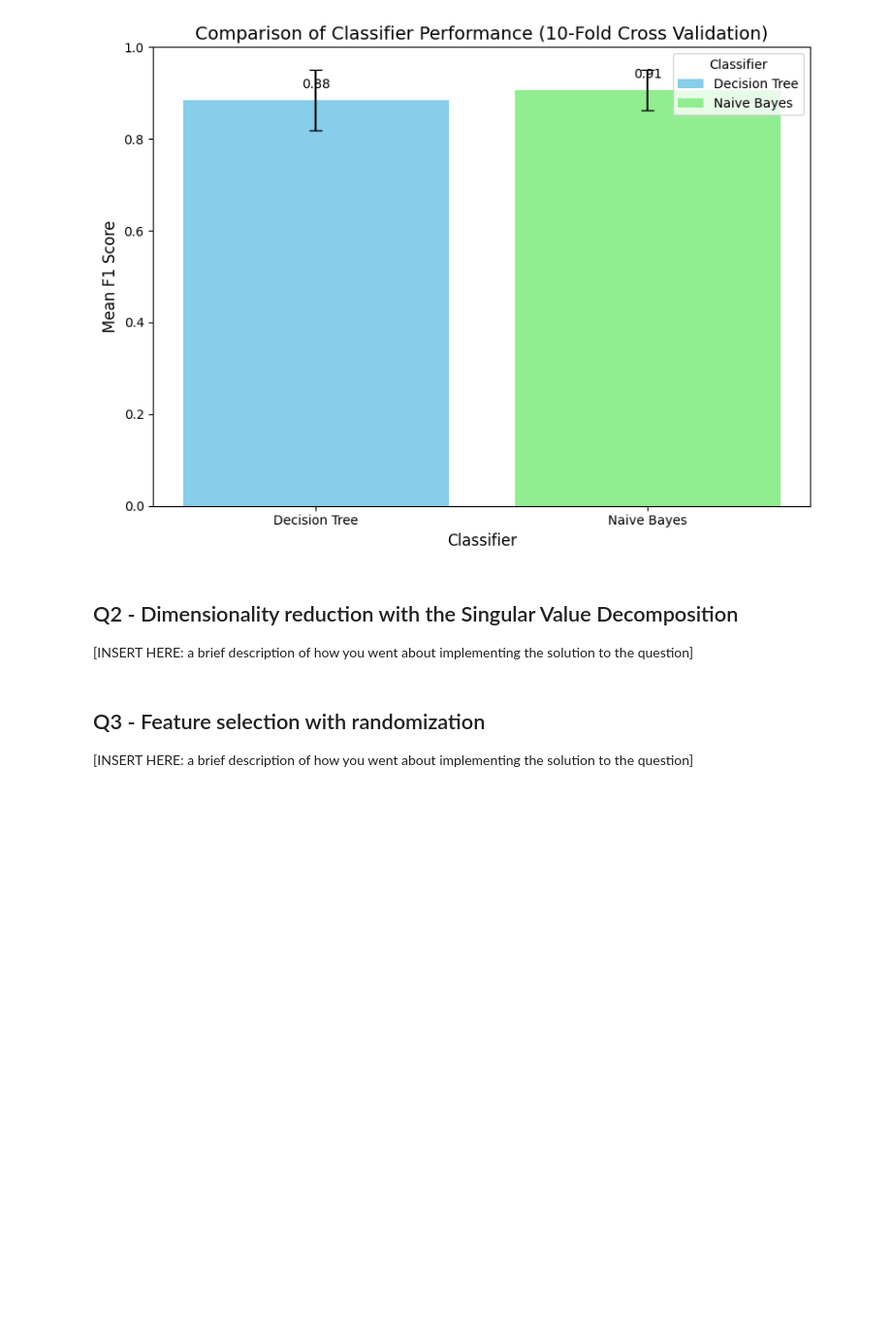
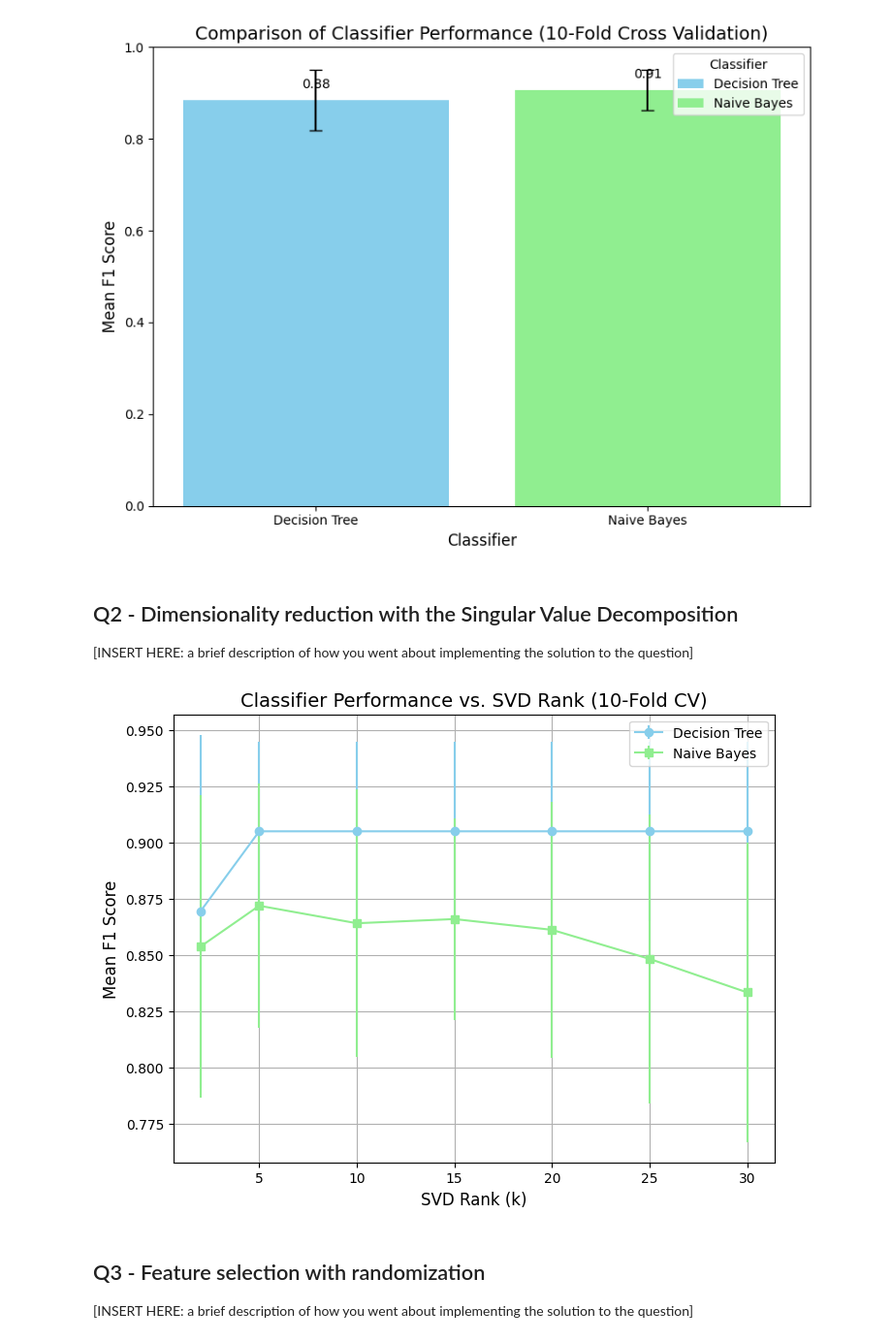
Before and after one commit to rpatel0022/CS235_DataMining_Project, a Jupyter notebook: [CS235F25]_Course_Project.ipynb, the cells around one changed output. Shown at 97% size. Saved outputs shown, nothing was run; the diff lists cells and outputs as text; code cells hidden in the pictures; blank space fills up the shorter version.

```diff
--- a/[CS235F25]_Course_Project.ipynb
+++ b/[CS235F25]_Course_Project.ipynb
@@ -366,3 +426,21 @@ you went about implementing the solution to the question]
+# %%
+# [YOUR PLOTTING CODE HERE]
+means_tree = [m for m, _ in results_tree]
+stds_tree = [s for _, s in results_tree]
+means_nb = [m for m, _ in results_nb]
+stds_nb = [s for _, s in results_nb]
+
+plt.figure(figsize=(8,6))
+plt.errorbar(ranks, means_tree, yerr=stds_tree, fmt='-o', color='skyblue', label='Decision Tree')
+plt.errorbar(ranks, means_nb, yerr=stds_nb, fmt='-s', color='lightgreen', label='Naive Bayes')
+plt.xlabel('SVD Rank (k)', fontsize=12)
+plt.ylabel('Mean F1 Score', fontsize=12)
+plt.title('Classifier Performance vs. SVD Rank (10-Fold CV)', fontsize=14)
+plt.legend()
+plt.grid(True)
+plt.show()
+# %% [output]
+[figure, added]
 # %% [markdown]
 ## Q3 - Feature selection with randomization
 
```
Also changed, not shown: parts of 16 cells of this notebook.
